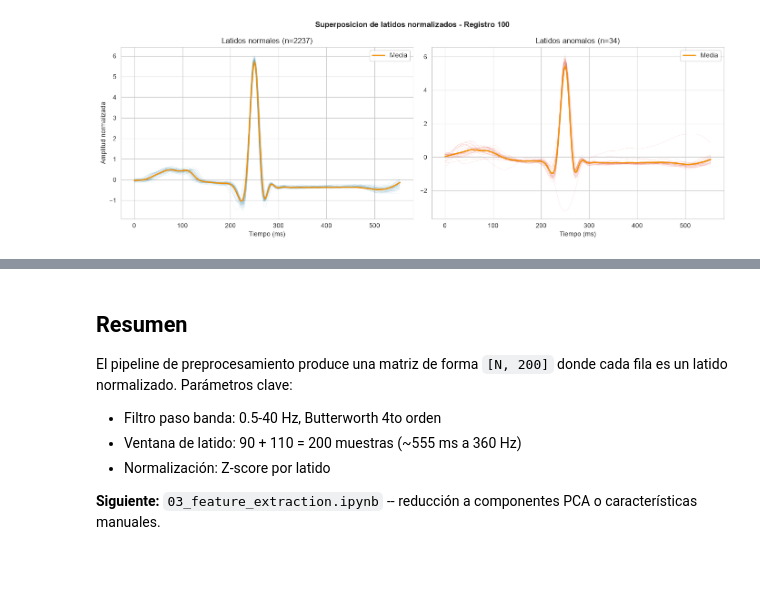
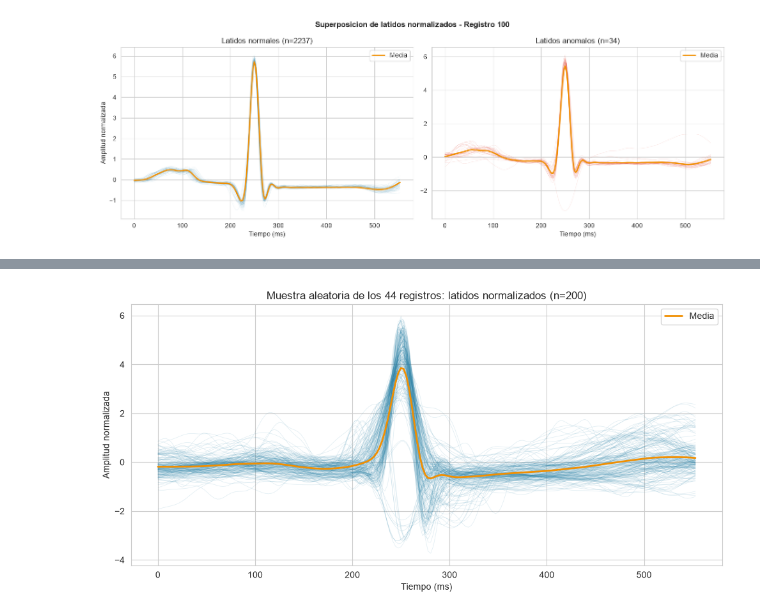
Before and after one commit to JDGarcia25/tfp-cardio-tesis, a Jupyter notebook: notebooks/02_preprocessing.ipynb, the cells around one changed output, grey strips where cells are left out. Saved outputs shown, nothing was run; the diff lists cells and outputs as text; code cells hidden in the pictures; blank space fills up the shorter version.

```diff
--- a/notebooks/02_preprocessing.ipynb
+++ b/notebooks/02_preprocessing.ipynb
@@ -273,10 +499,16 @@ plot_beat_overlay(
-# %% [markdown]
-## Resumen
-
-El pipeline de preprocesamiento produce una matriz de forma `[N, 200]` donde cada
-fila es un latido normalizado. Parámetros clave:
-- Filtro paso banda: 0.5-40 Hz, Butterworth 4to orden
-- Ventana de latido: 90 + 110 = 200 muestras (~555 ms a 360 Hz)
-- Normalización: Z-score por latido
-
-**Siguiente:** `03_feature_extraction.ipynb` -- reducción a componentes PCA o características manuales.
+# %%
+# Superposicion de latidos sobre el conjunto completo
+# Muestreo aleatorio sobre los 44 registros: las filas de preprocessed.segments
+# estan ordenadas por registro, de modo que tomar las primeras N mostraria
+# unicamente el primer registro.
+rng = np.random.default_rng(config.random_seed)
+idx_muestra = rng.choice(len(preprocessed.segments), size=200, replace=False)
+
+plot_beat_overlay(
+    preprocessed.segments[idx_muestra],
+    n_beats=200,
+    fs=config.sampling_rate,
+    title="Muestra aleatoria de los 44 registros: latidos normalizados",
+)
+# %% [output]
+[figure, added]
```
Also changed, not shown: parts of 23 cells of this notebook, 16 other files.
